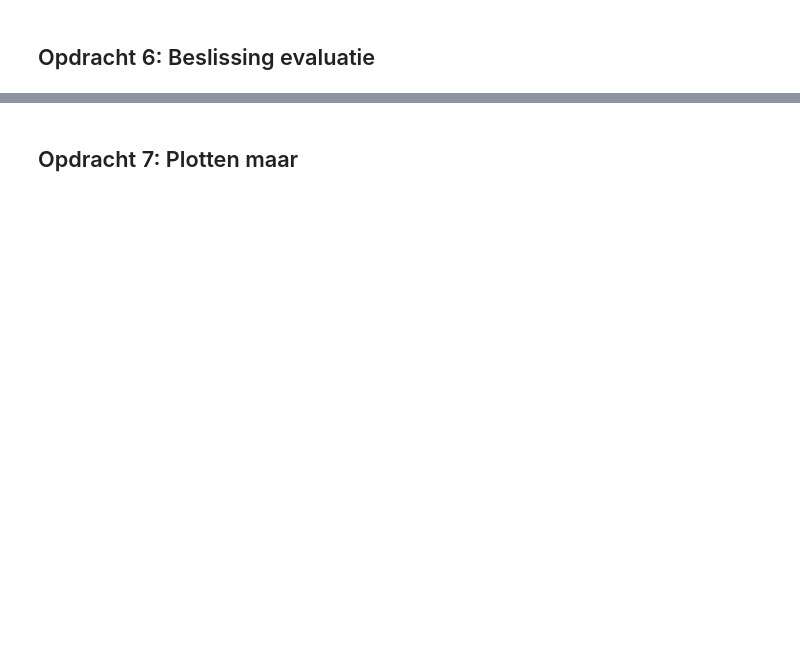
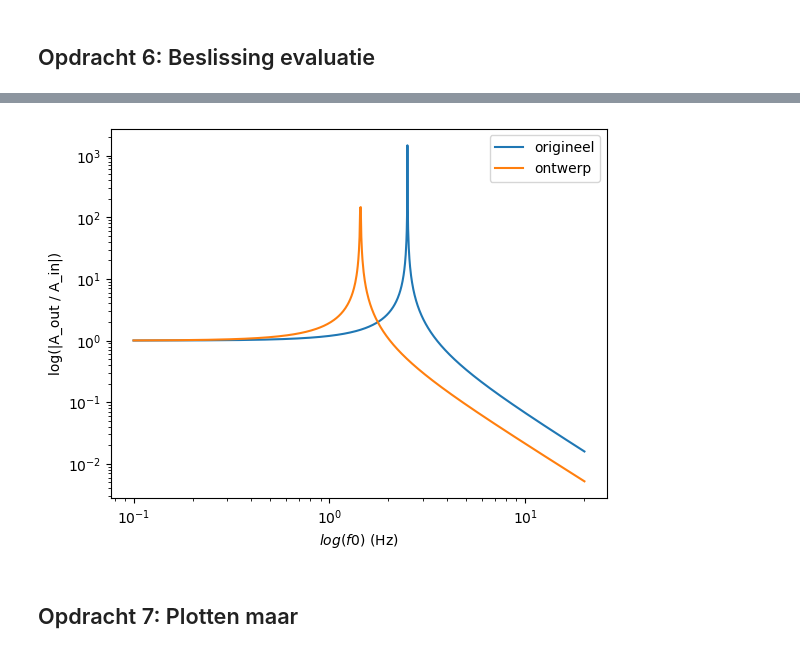
Before and after one commit to NNynke/DEF-D-assignments-N, a Jupyter notebook: FysiekeOntwerpopdrachten/5MaakEenOpstellingTrillingsvrij/Ontwerpopdracht5MaakEenOpstellingTrillingsvrijInvulTemplate.ipynb, the cells around one changed output, grey strips where cells are left out. Drawn from its saved outputs; the diff is of its cells as text; code cells hidden in the pictures; blank space fills up the shorter version.

```diff
--- a/FysiekeOntwerpopdrachten/5MaakEenOpstellingTrillingsvrij/Ontwerpopdracht5MaakEenOpstellingTrillingsvrijInvulTemplate.ipynb
+++ b/FysiekeOntwerpopdrachten/5MaakEenOpstellingTrillingsvrij/Ontwerpopdracht5MaakEenOpstellingTrillingsvrijInvulTemplate.ipynb
@@ -104,7 +160,24 @@ Deze grafiek heb je later weer nodig om je gemeten punten aan toe te voegen. Ga
 
 Als je hier negatief geantwoord hebt, kopieer onder deze cel dan alle cellen van Synthese tot en met Evaluation & decision en doorloop dat deel van het ontwerp proces nogmaals.
 # %%
+# Het eerste ontwerp werkte niet, vandaar hebben wij een nieuwe iteratie(s) gedaan en de berekeningen opnieuw uitgevoerd.
+
 # Voeg hier je plot in.
+delta_x_ontwerp = 12e-2 # m
+w0_ontwerp = np.sqrt(g/delta_x_ontwerp)
+Amplitudeoverdracht_ontwerp = np.abs(1/(1-(w_array**2/w0_ontwerp**2)))
+
+plt.figure()
+plt.plot(f_0_array, Amplitudeoverdracht, label= 'origineel')
+plt.plot(f_0_array, Amplitudeoverdracht_ontwerp, label= 'ontwerp')
+plt.xlabel('$log(f0)$ (Hz)')
+plt.ylabel('log(|A_out / A_in|)')
+plt.xscale('log')
+plt.yscale('log')
+plt.legend()
+plt.show()
+# %% [output]
+[figure, added]
 # %% [markdown]
 ## Opdracht 7: Plotten maar
 # %%
```
Also changed, not shown: parts of 19 cells of this notebook, 3 other files.
